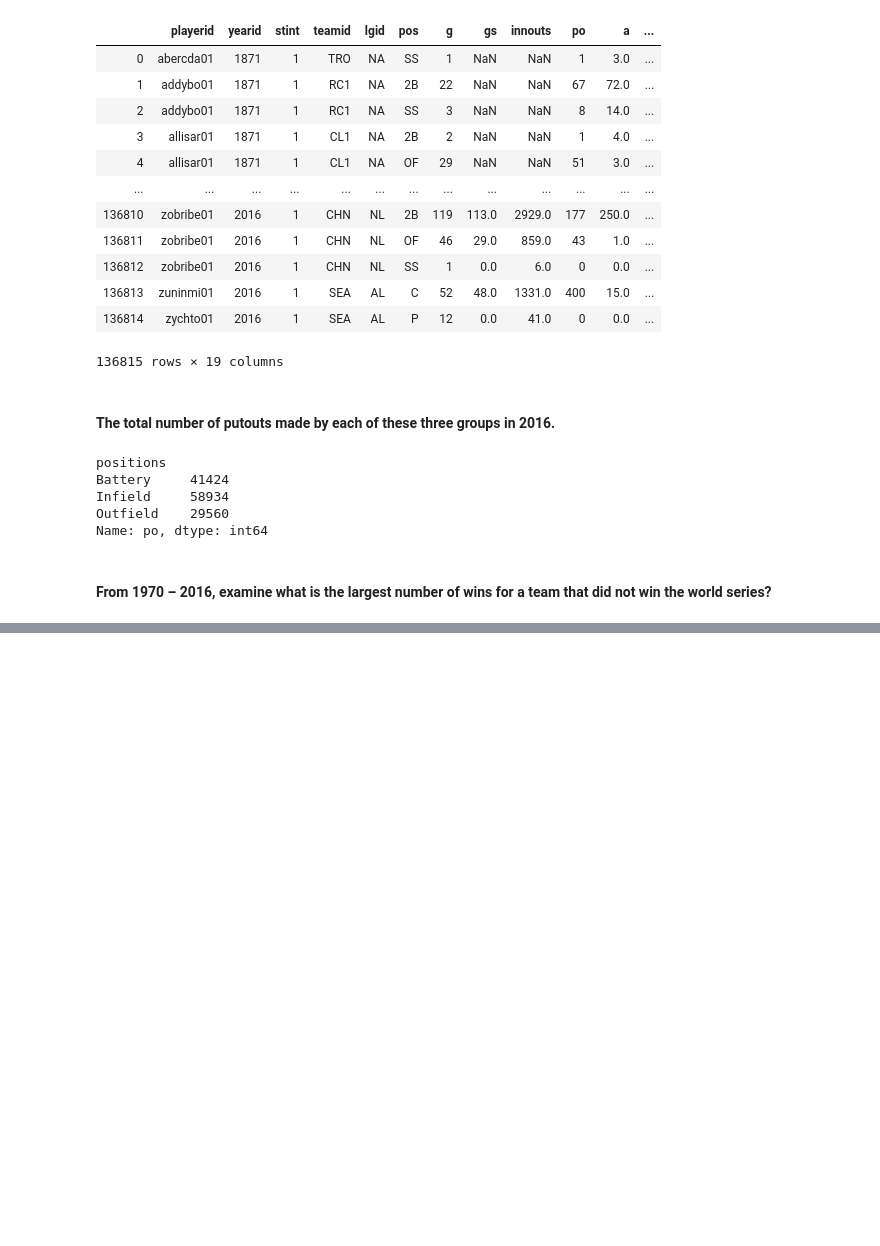
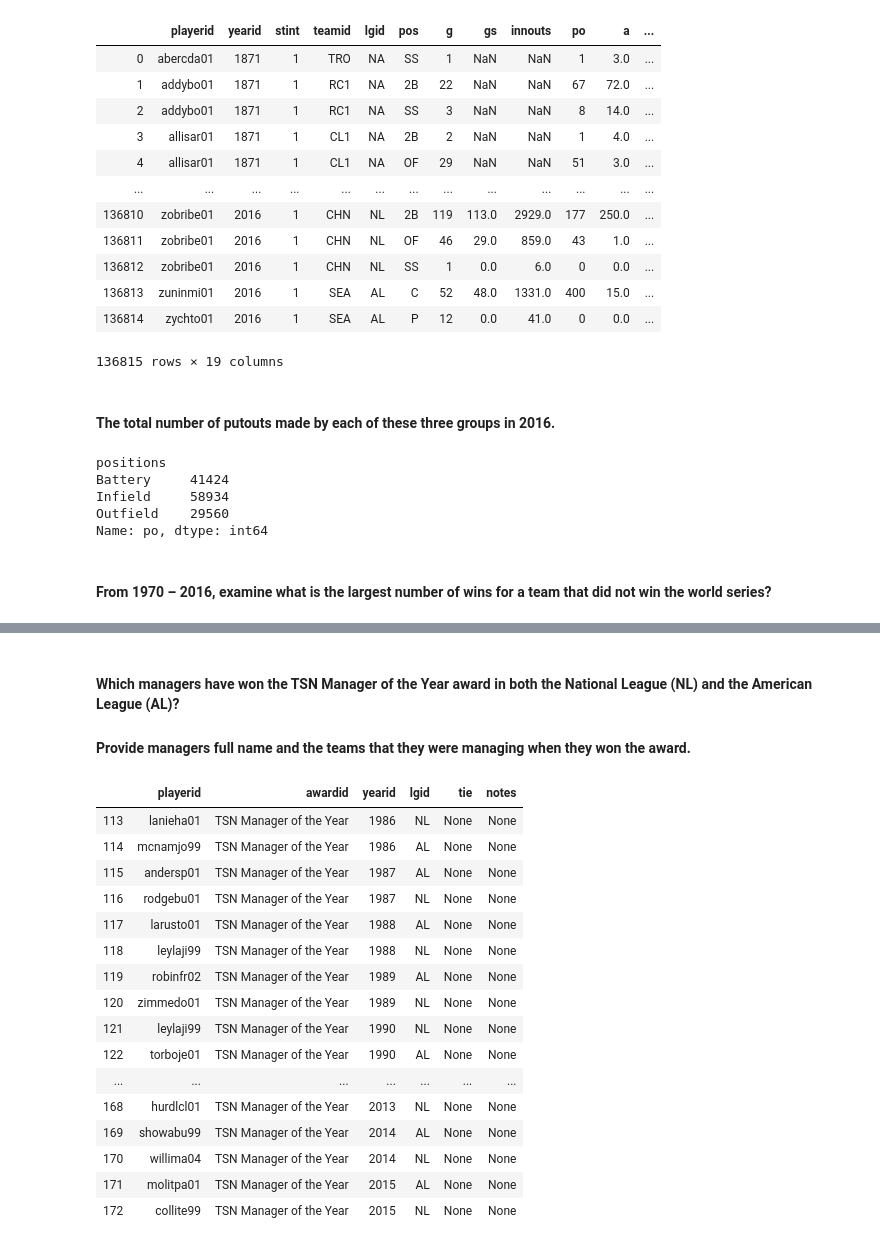
Before and after one commit to wmltsang/lahman-baseball-python, a Jupyter notebook: notebooks/Lahman Baseball SQL Database .ipynb, the cells around one changed output, grey strips where cells are left out. Drawn from its saved outputs; the diff is of its cells as text; code cells hidden in the pictures; blank space fills up the shorter version.

```diff
--- a/notebooks/Lahman Baseball SQL Database .ipynb
+++ b/notebooks/Lahman Baseball SQL Database .ipynb
@@ -248,0 +440,33 @@ Name: po, dtype: int64
+# %% [markdown]
+#### Which managers have won the TSN Manager of the Year award in both the National League (NL) and the American League (AL)?
+#### Provide managers full name and the teams that they were managing when they won the award.
+# %%
+#Import awardsmanagers table from SQL and subset awardid ='TSN Manager of the Year', playerid, lgid in 'NL' and 'AL'
+
+#import awardsmanagers table
+awardsmanagers_df = pd.read_sql("SELECT * FROM awardsmanagers;", con=engine)
+awardsmanagers_df.columns
+
+# an example of code meeting with multiple conditions: df1 = df[(df.a != -1) & (df.b != -1)]
+tsn_managers_both_al_nl = awardsmanagers_df[(awardsmanagers_df.awardid == 'TSN Manager of the Year') & ((awardsmanagers_df.lgid == 'NL') | (awardsmanagers_df.lgid == 'AL'))]
+tsn_managers_both_al_nl
+
+#find playerid has lgid in NL or AL. Then find the yearid, manager full name as well as team names.
+# %% [output]
+|  | playerid | awardid | yearid | lgid | tie | notes |
+| 113 | lanieha01 | TSN Manager of the Year | 1986 | NL | None | None |
+| 114 | mcnamjo99 | TSN Manager of the Year | 1986 | AL | None | None |
+| 115 | andersp01 | TSN Manager of the Year | 1987 | AL | None | None |
+| 116 | rodgebu01 | TSN Manager of the Year | 1987 | NL | None | None |
+| 117 | larusto01 | TSN Manager of the Year | 1988 | AL | None | None |
+| 118 | leylaji99 | TSN Manager of the Year | 1988 | NL | None | None |
+| 119 | robinfr02 | TSN Manager of the Year | 1989 | AL | None | None |
+| 120 | zimmedo01 | TSN Manager of the Year | 1989 | NL | None | None |
+| 121 | leylaji99 | TSN Manager of the Year | 1990 | NL | None | None |
+| 122 | torboje01 | TSN Manager of the Year | 1990 | AL | None | None |
+| ... | ... | ... | ... | ... | ... | ... |
+| 168 | hurdlcl01 | TSN Manager of the Year | 2013 | NL | None | None |
+| 169 | showabu99 | TSN Manager of the Year | 2014 | AL | None | None |
+| 170 | willima04 | TSN Manager of the Year | 2014 | NL | None | None |
+| 171 | molitpa01 | TSN Manager of the Year | 2015 | AL | None | None |
+| 172 | collite99 | TSN Manager of the Year | 2015 | NL | None | None |
```
Also changed, not shown: parts of 13 cells of this notebook.
